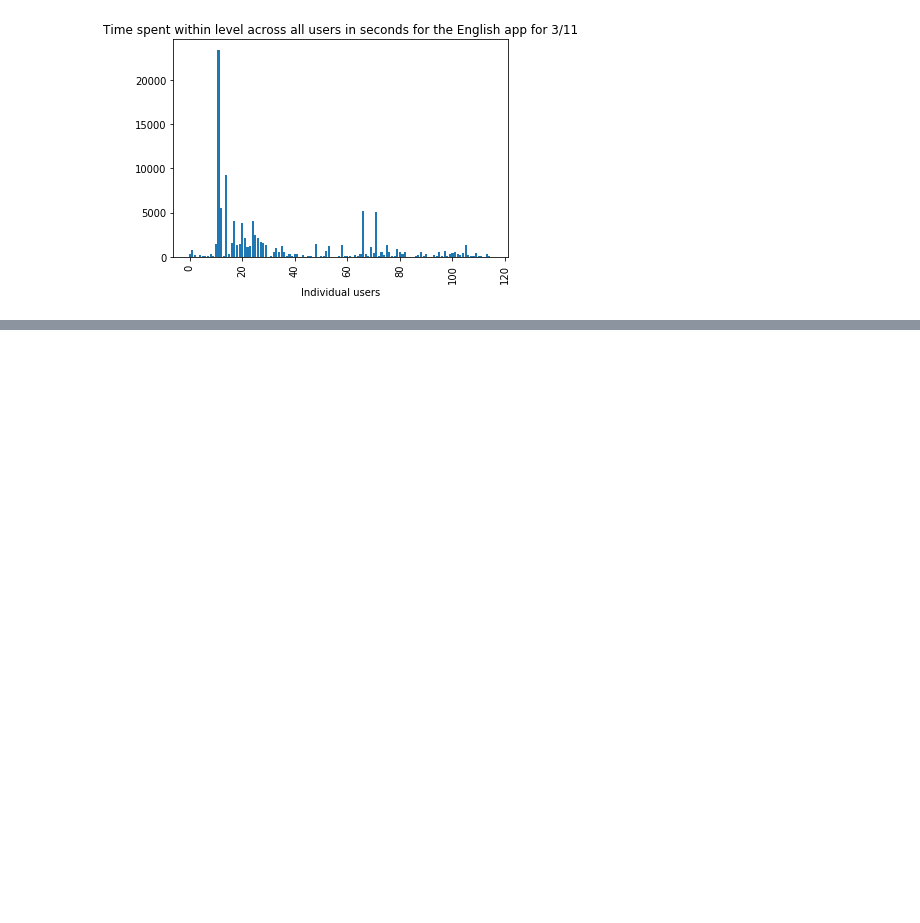
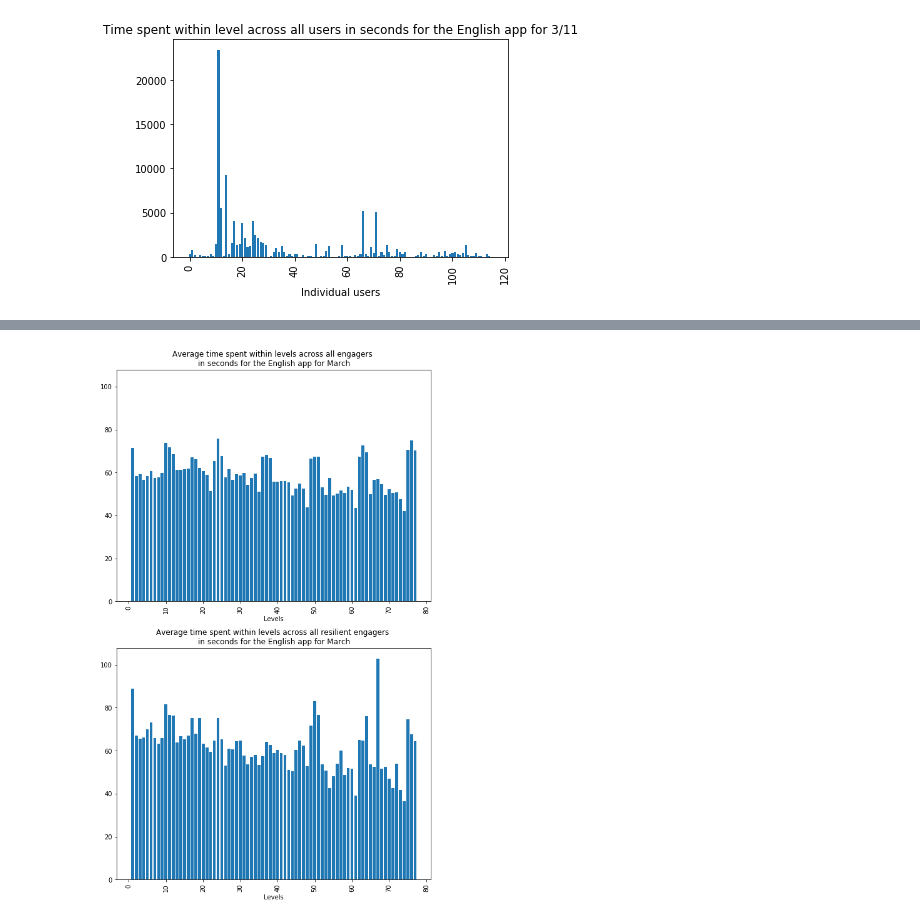
Before and after one commit to curiouslearning/Curious-Learning-Spring-2019, a Jupyter notebook: March_Data_Engagement_Analysis.ipynb, the cells around one changed output, grey strips where cells are left out. Cells and saved outputs as stored; diff of their text form; code cells hidden in the pictures; blank space fills up the shorter version.

```diff
--- a/March_Data_Engagement_Analysis.ipynb
+++ b/March_Data_Engagement_Analysis.ipynb
@@ -1213,0 +922,74 @@ plt.show()
+# %%
+#evg time per level graphs
+engagPerLevelEnglish = dict()
+levelsEngagEnglish = dict()
+for i in engagEnglish:
+    for j in engagEnglish[i]:
+        lvl = int(j.split(" ",1)[1])
+        if(lvl not in levelsEngagEnglish):
+            levelsEngagEnglish[lvl] =0
+            engagPerLevelEnglish[lvl] = 0
+            for k in engagEnglish[i][j]:
+                if(type(k)==int):
+                    levelsEngagEnglish[lvl] = levelsEngagEnglish[lvl] + k
+                    engagPerLevelEnglish[lvl] = engagPerLevelEnglish[lvl] +1
+        else:
+            lvl = int(j.split(" ",1)[1])
+            for k in engagEnglish[i][j]:
+                if(type(k)==int):
+                    levelsEngagEnglish[lvl] = levelsEngagEnglish[lvl] + k
+                    engagPerLevelEnglish[lvl] = engagPerLevelEnglish[lvl] +1
+
+levelsEngagEnglish = collections.OrderedDict(sorted(levelsEngagEnglish.items()))
+engagPerLevelEnglish = collections.OrderedDict(sorted(engagPerLevelEnglish.items()))
+
+avgEngagEnglish = dict()
+for i in levelsEngagEnglish:
+    avgEngagEnglish[i] = 0
+    avgEngagEnglish[i] = (levelsEngagEnglish[i]/engagPerLevelEnglish[i])
+
+resEngagPerLevelEnglish = dict()
+levelsResEngagEnglish = dict()
+for i in resEngagEnglish:
+    for j in resEngagEnglish[i]:
+        lvl = int(j.split(" ",1)[1])
+        if(lvl not in levelsResEngagEnglish):
+            levelsResEngagEnglish[lvl] =0
+            resEngagPerLevelEnglish[lvl] = 0
+            for k in resEngagEnglish[i][j]:
+                if(type(k)==int):
+                    levelsResEngagEnglish[lvl] = levelsResEngagEnglish[lvl] + k
+                    resEngagPerLevelEnglish[lvl] = resEngagPerLevelEnglish[lvl] +1
+        else:
+            lvl = int(j.split(" ",1)[1])
+            for k in resEngagEnglish[i][j]:
+                if(type(k)==int):
+                    levelsResEngagEnglish[lvl] = levelsResEngagEnglish[lvl] + k
+                    resEngagPerLevelEnglish[lvl] = resEngagPerLevelEnglish[lvl] +1
+
+levelsResEngagEnglish = collections.OrderedDict(sorted(levelsResEngagEnglish.items()))
+resEngagPerLevelEnglish = collections.OrderedDict(sorted(resEngagPerLevelEnglish.items()))
+
+avgResEngagEnglish = dict()
+for i in levelsResEngagEnglish:
+    avgResEngagEnglish[i] = 0
+    avgResEngagEnglish[i] = (levelsResEngagEnglish[i]/resEngagPerLevelEnglish[i])
+
+
+
+fig = plt.figure(figsize = (9,15))
+ax1 = fig.add_subplot(211)
+
+ax1.bar(avgEngagEnglish.keys(), avgEngagEnglish.values())
+plt.tick_params(axis='x', labelrotation=90)
+ax1.set_title("Average time spent within levels across all engagers \nin seconds for the English app for March")
+plt.xlabel("Levels")
+
+ax2 = fig.add_subplot(212, sharey = ax1)
+ax2.bar(avgResEngagEnglish.keys(), avgResEngagEnglish.values())
+plt.tick_params(axis='x', labelrotation=90)
+ax2.set_title("Average time spent within levels across all resilient engagers \nin seconds for the English app for March")
+plt.xlabel("Levels")
+plt.show()
+# %% [output]
+[figure, added]
```
Also changed, not shown: parts of 54 cells of this notebook.
